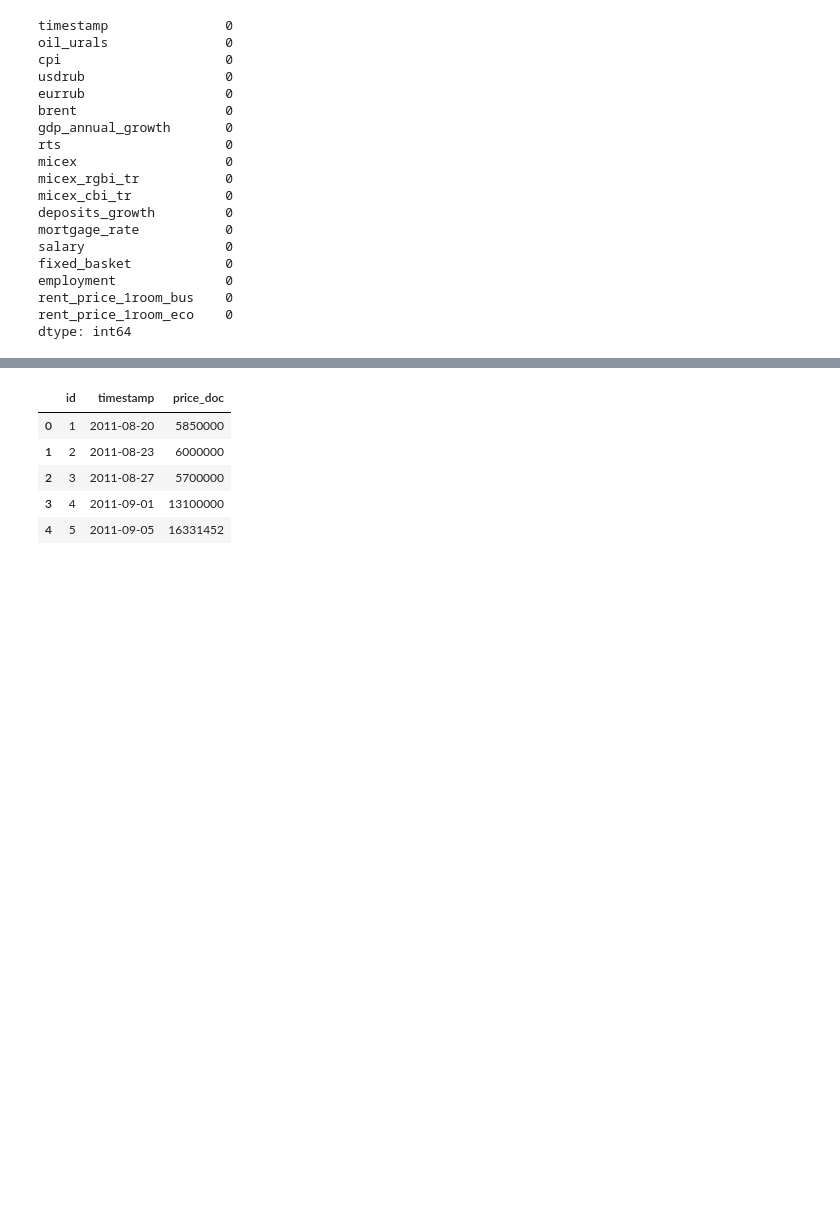
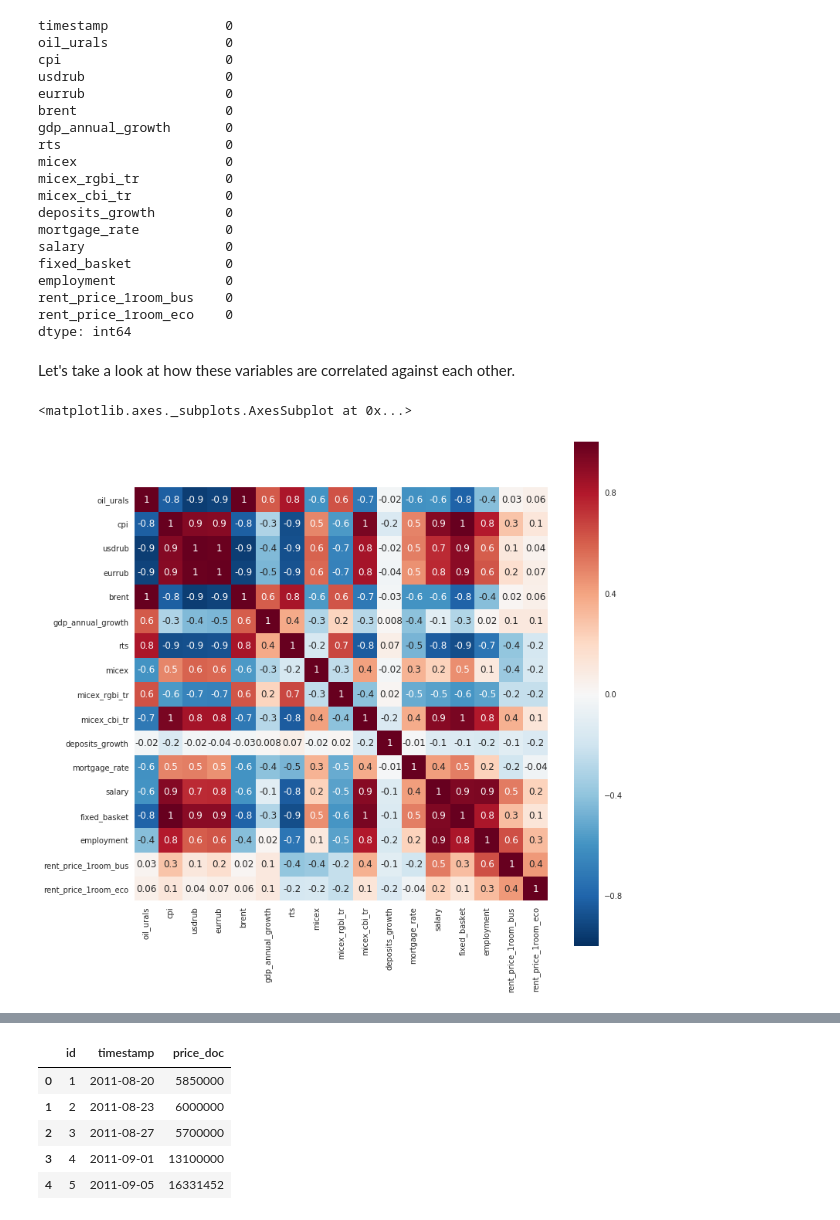
Before and after one commit to byronhousten/kaggle_sberbank, a Jupyter notebook: macro.ipynb, the cells around one changed output, grey strips where cells are left out. Saved outputs shown, nothing was run; the diff lists cells and outputs as text; code cells hidden in the pictures; blank space fills up the shorter version.

```diff
--- a/macro.ipynb
+++ b/macro.ipynb
@@ -441,3 +466,13 @@ employment              0
 rent_price_1room_bus    0
 rent_price_1room_eco    0
 dtype: int64
+# %% [markdown]
+Let's take a look at how these variables are correlated against each other.
+# %%
+df_corr = df_macro.drop('timestamp', axis=1).corr()
+# %%
+plt.figure(figsize=(12,12))
+sns.heatmap(df_corr, annot=True, fmt='.1g', square=True)
+# %% [output]
+<matplotlib.axes._subplots.AxesSubplot at 0x...>
+[figure, added]
```
Also changed, not shown: parts of 41 cells of this notebook.
